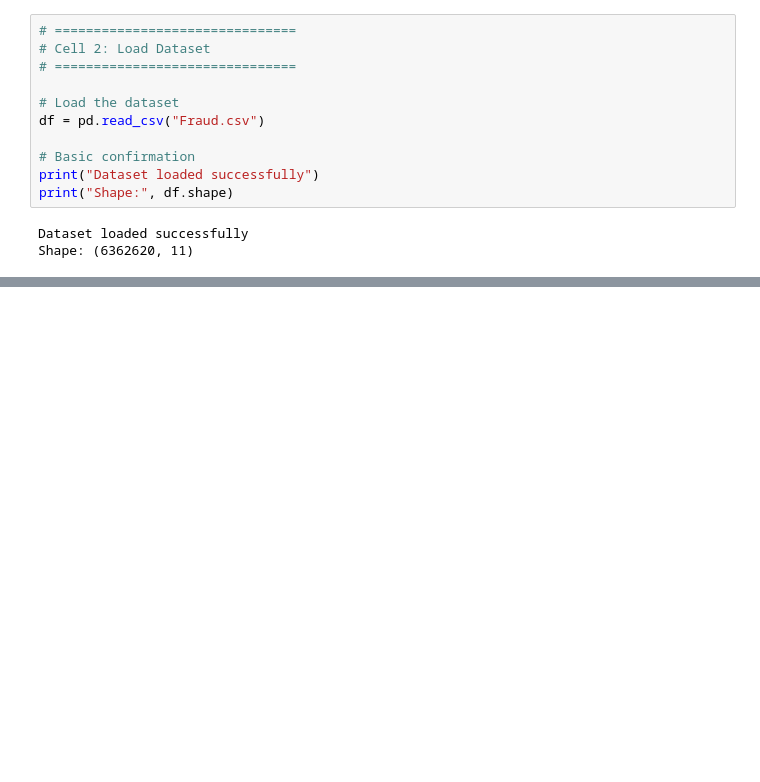
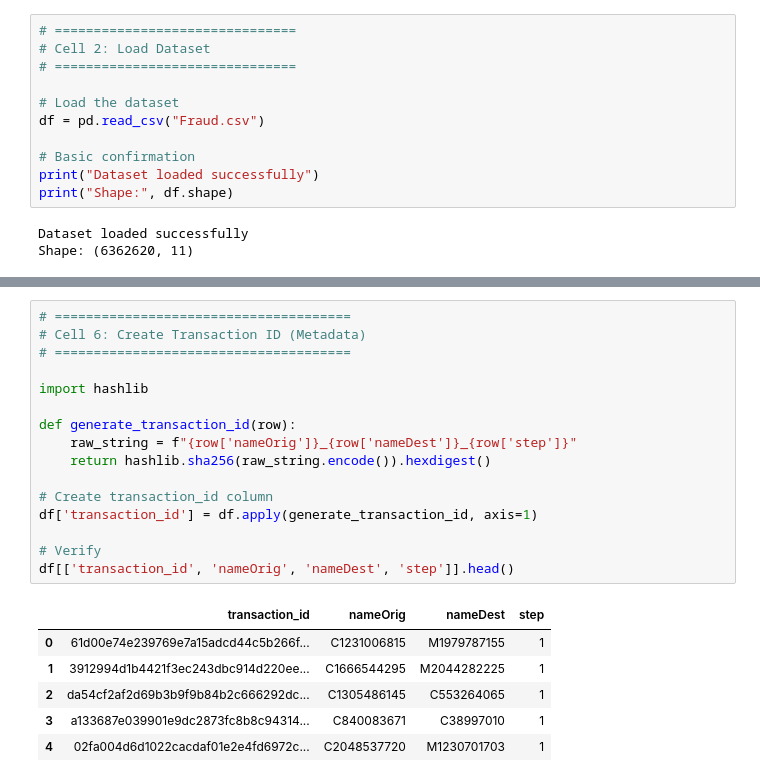
Before and after one commit to ararext/FinSentinel, a Jupyter notebook: models/main.ipynb, the cells around one changed output, grey strips where cells are left out. Saved outputs shown, nothing was run; the diff lists cells and outputs as text; blank space fills up the shorter version.

```diff
--- a/models/main.ipynb
+++ b/models/main.ipynb
@@ -81,0 +129,23 @@ First 5 rows:
+# %%
+# ======================================
+# Cell 6: Create Transaction ID (Metadata)
+# ======================================
+
+import hashlib
+
+def generate_transaction_id(row):
+    raw_string = f"{row['nameOrig']}_{row['nameDest']}_{row['step']}"
+    return hashlib.sha256(raw_string.encode()).hexdigest()
+
+# Create transaction_id column
+df['transaction_id'] = df.apply(generate_transaction_id, axis=1)
+
+# Verify
+df[['transaction_id', 'nameOrig', 'nameDest', 'step']].head()
+# %% [output]
+|  | transaction_id | nameOrig | nameDest | step |
+| 0 | 61d00e74e239769e7a15adcd44c5b266f... | C1231006815 | M1979787155 | 1 |
+| 1 | 3912994d1b4421f3ec243dbc914d220ee... | C1666544295 | M2044282225 | 1 |
+| 2 | da54cf2af2d69b3b9f9b84b2c666292dc... | C1305486145 | C553264065 | 1 |
+| 3 | a133687e039901e9dc2873fc8b8c94314... | C840083671 | C38997010 | 1 |
+| 4 | 02fa004d6d1022cacdaf01e2e4fd6972c... | C2048537720 | M1230701703 | 1 |
```
Also changed, not shown: parts of 15 cells of this notebook.
